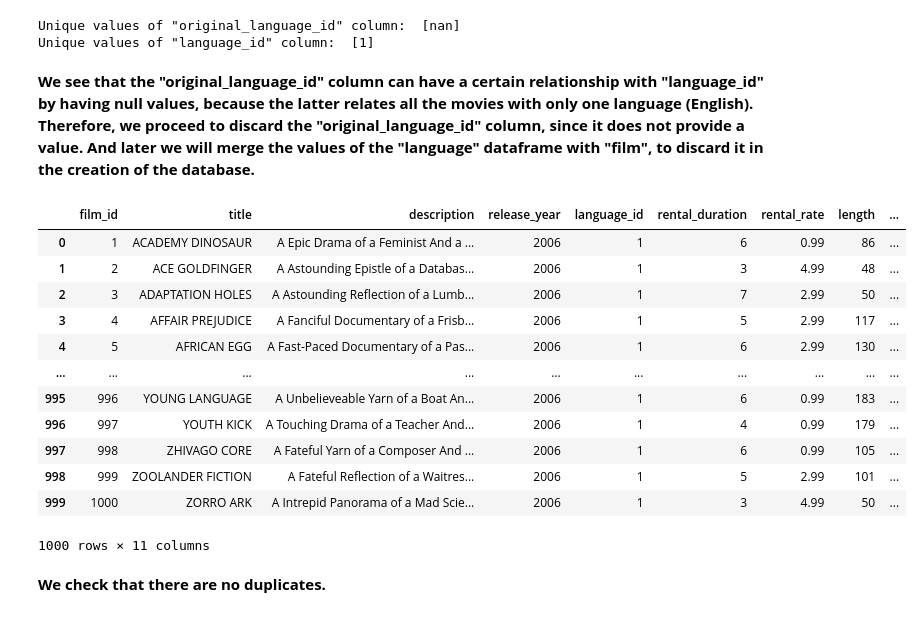
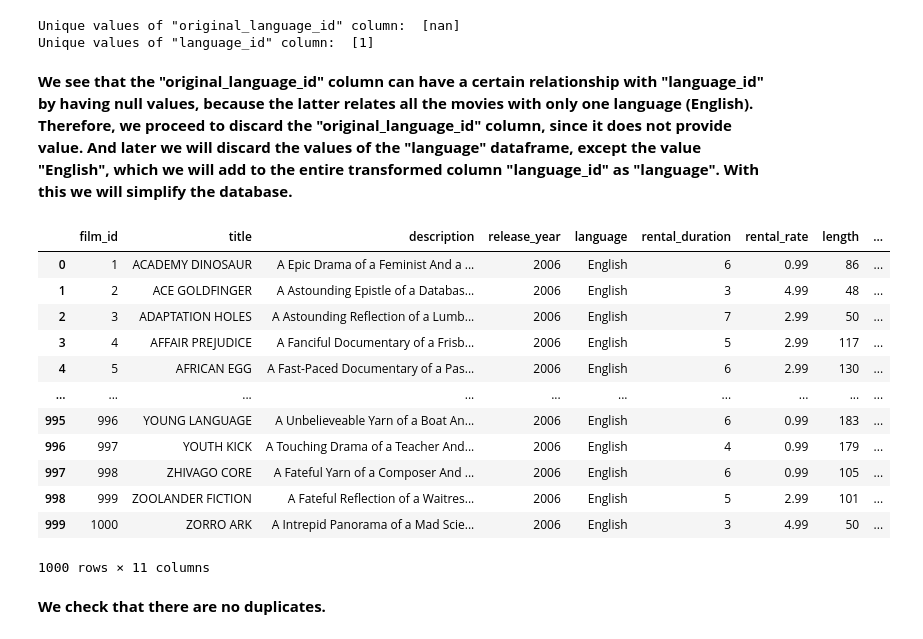
Before and after one commit to dapafer/sql-data-base-building, a Jupyter notebook: src/data_exploration_cleaning.ipynb, the cells around one changed output. Drawn from its saved outputs; the diff is of its cells as text; code cells hidden in the pictures.

Commit message:
languages data clean export

```diff
--- a/src/data_exploration_cleaning.ipynb
+++ b/src/data_exploration_cleaning.ipynb
@@ -219,24 +219,28 @@ print('Unique values of "language_id" column: ', films['language_id'].unique())
 Unique values of "original_language_id" column:  [nan]
 Unique values of "language_id" column:  [1]
 # %% [markdown]
-**We see that the "original_language_id" column can have a certain relationship with "language_id" by having null values, because the latter relates all the movies with only one language (English). Therefore, we proceed to discard the "original_language_id" column, since it does not provide a value. And later we will merge the values of the "language" dataframe with "film", to discard it in the creation of the database.**
+**We see that the "original_language_id" column can have a certain relationship with "language_id" by having null values, because the latter relates all the movies with only one language (English). Therefore, we proceed to discard the "original_language_id" column, since it does not provide value. And later we will discard the values of the "language" dataframe, except the value "English", which we will add to the entire transformed column "language_id" as "language". With this we will simplify the database.**
 # %%
 films.drop('original_language_id', axis=1, inplace=True)
 films.drop('last_update', axis=1, inplace=True)
+
+films.rename(columns= {'language_id' : 'language'}, inplace=True)
+films['language'] = 'English'
+
 films
 # %% [output]
-|  | film_id | title | description | release_year | language_id | rental_duration | rental_rate | length | ... |
-| 0 | 1 | ACADEMY DINOSAUR | A Epic Drama of a Feminist And a ... | 2006 | 1 | 6 | 0.99 | 86 | ... |
-| 1 | 2 | ACE GOLDFINGER | A Astounding Epistle of a Databas... | 2006 | 1 | 3 | 4.99 | 48 | ... |
-| 2 | 3 | ADAPTATION HOLES | A Astounding Reflection of a Lumb... | 2006 | 1 | 7 | 2.99 | 50 | ... |
-| 3 | 4 | AFFAIR PREJUDICE | A Fanciful Documentary of a Frisb... | 2006 | 1 | 5 | 2.99 | 117 | ... |
-| 4 | 5 | AFRICAN EGG | A Fast-Paced Documentary of a Pas... | 2006 | 1 | 6 | 2.99 | 130 | ... |
+|  | film_id | title | description | release_year | language | rental_duration | rental_rate | length | ... |
+| 0 | 1 | ACADEMY DINOSAUR | A Epic Drama of a Feminist And a ... | 2006 | English | 6 | 0.99 | 86 | ... |
+| 1 | 2 | ACE GOLDFINGER | A Astounding Epistle of a Databas... | 2006 | English | 3 | 4.99 | 48 | ... |
+| 2 | 3 | ADAPTATION HOLES | A Astounding Reflection of a Lumb... | 2006 | English | 7 | 2.99 | 50 | ... |
+| 3 | 4 | AFFAIR PREJUDICE | A Fanciful Documentary of a Frisb... | 2006 | English | 5 | 2.99 | 117 | ... |
+| 4 | 5 | AFRICAN EGG | A Fast-Paced Documentary of a Pas... | 2006 | English | 6 | 2.99 | 130 | ... |
 | ... | ... | ... | ... | ... | ... | ... | ... | ... | ... |
-| 995 | 996 | YOUNG LANGUAGE | A Unbelieveable Yarn of a Boat An... | 2006 | 1 | 6 | 0.99 | 183 | ... |
-| 996 | 997 | YOUTH KICK | A Touching Drama of a Teacher And... | 2006 | 1 | 4 | 0.99 | 179 | ... |
-| 997 | 998 | ZHIVAGO CORE | A Fateful Yarn of a Composer And ... | 2006 | 1 | 6 | 0.99 | 105 | ... |
-| 998 | 999 | ZOOLANDER FICTION | A Fateful Reflection of a Waitres... | 2006 | 1 | 5 | 2.99 | 101 | ... |
-| 999 | 1000 | ZORRO ARK | A Intrepid Panorama of a Mad Scie... | 2006 | 1 | 3 | 4.99 | 50 | ... |
+| 995 | 996 | YOUNG LANGUAGE | A Unbelieveable Yarn of a Boat An... | 2006 | English | 6 | 0.99 | 183 | ... |
+| 996 | 997 | YOUTH KICK | A Touching Drama of a Teacher And... | 2006 | English | 4 | 0.99 | 179 | ... |
+| 997 | 998 | ZHIVAGO CORE | A Fateful Yarn of a Composer And ... | 2006 | English | 6 | 0.99 | 105 | ... |
+| 998 | 999 | ZOOLANDER FICTION | A Fateful Reflection of a Waitres... | 2006 | English | 5 | 2.99 | 101 | ... |
+| 999 | 1000 | ZORRO ARK | A Intrepid Panorama of a Mad Scie... | 2006 | English | 3 | 4.99 | 50 | ... |
 1000 rows × 11 columns
 # %% [markdown]
 **We check that there are no duplicates.**
```
Also changed, not shown: parts of 3 cells of this notebook, 2 other files.
